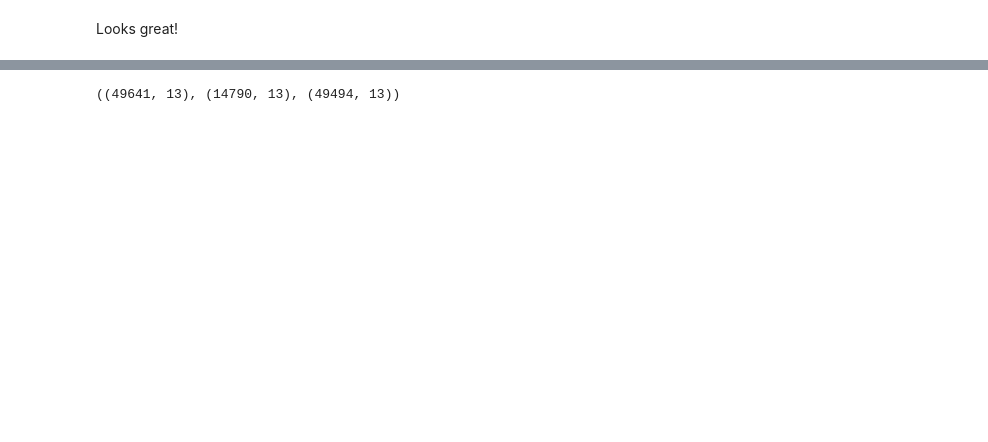
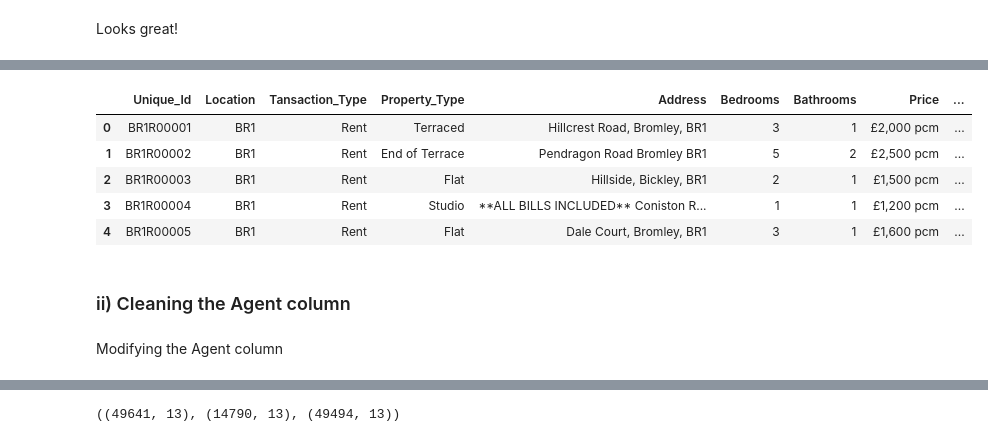
Before and after one commit to Timmtet/Data-Cleaning-Ldn, a Jupyter notebook: Data_cleaning_script.ipynb, the cells around one changed output, grey strips where cells are left out. Cells and saved outputs as stored; diff of their text form; code cells hidden in the pictures; blank space fills up the shorter version.

```diff
--- a/Data_cleaning_script.ipynb
+++ b/Data_cleaning_script.ipynb
@@ -656,0 +831,4 @@ Looks great!
+# %%
+# Removing the 'Added on' from the values
+rm1['Listing_Date'] = rm1['Listing_Date'].str.replace('Added on ', '', regex=True)
+rm1['Listing_Date'] = rm1['Listing_Date'].str.replace('Reduced on ', '', regex=True)
@@ -656,0 +837,22 @@ Looks great!
+# %%
+# Convert the column to string type
+rm1['Listing_Date'] = rm1['Listing_Date'].astype(str)
+
+# Check if the value matches the date format
+mask = rm1['Listing_Date'].str.match(r'\d{2}/\d{2}/\d{4}')
+
+# Replace non-matching values with 'Not Listed'
+rm1.loc[~mask, 'Listing_Date'] = 'Not Listed'
+# %%
+rm1.head()
+# %% [output]
+|  | Unique_Id | Location | Tansaction_Type | Property_Type | Address | Bedrooms | Bathrooms | Price | ... |
+| 0 | BR1R00001 | BR1 | Rent | Terraced | Hillcrest Road, Bromley, BR1 | 3 | 1 | £2,000 pcm | ... |
+| 1 | BR1R00002 | BR1 | Rent | End of Terrace | Pendragon Road Bromley BR1 | 5 | 2 | £2,500 pcm | ... |
+| 2 | BR1R00003 | BR1 | Rent | Flat | Hillside, Bickley, BR1 | 2 | 1 | £1,500 pcm | ... |
+| 3 | BR1R00004 | BR1 | Rent | Studio | **ALL BILLS INCLUDED** Coniston R... | 1 | 1 | £1,200 pcm | ... |
+| 4 | BR1R00005 | BR1 | Rent | Flat | Dale Court, Bromley, BR1 | 3 | 1 | £1,600 pcm | ... |
+# %% [markdown]
+### ii) Cleaning the Agent column
+# %% [markdown]
+Modifying the Agent column
```
Also changed, not shown: parts of 123 cells of this notebook, 5 other files.
